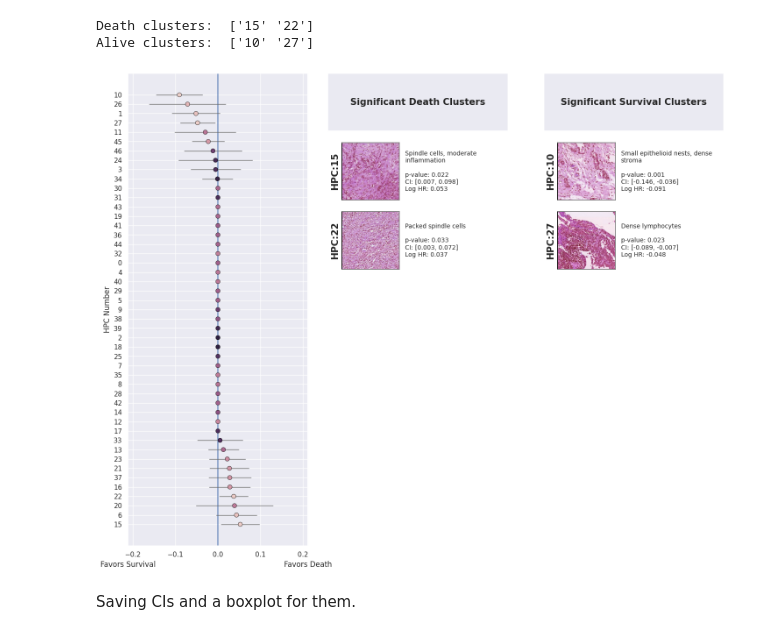
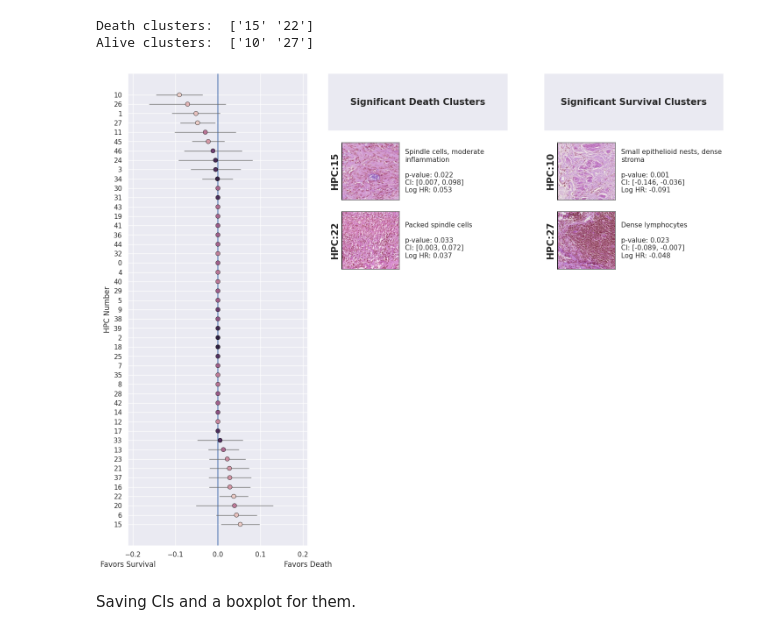
Before and after one commit to FarzanehSeyedshahi/Histomorphological-Phenotype-Learning, a Jupyter notebook: workflow/survival_figures.ipynb, the cells around one changed output. Saved outputs shown, nothing was run; the diff lists cells and outputs as text; code cells hidden in the pictures.

```diff
--- a/workflow/survival_figures.ipynb
+++ b/workflow/survival_figures.ipynb
@@ -580,18 +563,18 @@ for class_ in ['death', 'alive']:
     if class_ == 'death': cluster_set = death_clusters.hpc.astype('str')
     elif class_ == 'alive': cluster_set = alive_clusters.hpc.astype('str')
     for cluster_number in cluster_set:
-        if cluster_number.split('_')[0] in categorical_cols: im_list.append((None, cluster_number))
-        else:
-            indexes, sets = adata_train[adata_train.obs[groupby] == cluster_number].obs['indexes'], adata_train[adata_train.obs[groupby] == cluster_number].obs['original_set']
-            i_rand = np.random.randint(0, len(indexes))
-            index_ = indexes[i_rand]
-            set_ = sets[i_rand]
-            if set_ == 'valid': set_address = 'validation'
-            else: set_address = set_
-            h5_image_path = h5_complete_path.split('results/')[0] + 'datasets/{}/he/patches_h224_w224/hdf5_Meso_he_{}.h5'.format('Meso', set_address)
-            h5_image = h5py.File(h5_image_path, 'r')
-            im_list.append((h5_image['{}_img'.format(set_)][int(index_)], cluster_number))
-            h5_image.close()
+        # if cluster_number.split('_')[0] in categorical_cols: im_list.append((None, cluster_number))
+        # else:
+        indexes, sets = adata_train[adata_train.obs[groupby] == cluster_number].obs['indexes'], adata_train[adata_train.obs[groupby] == cluster_number].obs['original_set']
+        i_rand = np.random.randint(0, len(indexes))
+        index_ = indexes[i_rand]
+        set_ = sets[i_rand]
+        if set_ == 'valid': set_address = 'validation'
+        else: set_address = set_
+        h5_image_path = h5_complete_path.split('results/')[0] + 'datasets/{}/he/patches_h224_w224/hdf5_Meso_he_{}.h5'.format('Meso', set_address)
+        h5_image = h5py.File(h5_image_path, 'r')
+        im_list.append((h5_image['{}_img'.format(set_)][int(index_)], cluster_number))
+        h5_image.close()
     im_list_dict[class_] = im_list
 # %% [output]
 Death clusters:  ['15' '22']
@@ -649,41 +632,41 @@ for class_ in ['death', 'alive']:
     i+=1
 
     for (image, cluster_number) in im_list:
         ax = fig.add_subplot(gs[i, j])
         if image is not None:
             ax.imshow(image)
         else:
             cluster_number = cluster_number.split('_')[0]
         ax.set(xticks=[], yticks=[])
         # ax.set_title('Cluster {}'.format(cluster_number), fontsize=fontsize)
         i += 1
 
         ax.set_ylabel('HPC:{}'.format(cluster_number), fontdict=dict(weight='bold', size=15))
         ax.set_axis_on()
         ax.spines['left'].set_color('black')
         ax.spines['right'].set_color('gray')
         ax.spines['top'].set_color('gray')
         ax.spines['bottom'].set_color('gray')
         pos = ax.get_position()
         ax.set_position([pos.x0-.08, pos.y0, pos.width, pos.height])
 
         p_value = results_df[results_df['hpc']==cluster_number]['p'].values[0]
         log_HR = results_df[results_df['hpc']==cluster_number]['coef'].values[0]
         CI = [results_df[results_df['hpc']==cluster_number]['coef lower 95%'].values[0], results_df[results_df['hpc']==cluster_number]['coef upper 95%'].values[0]]
-        if cluster_number.split('_')[0] in categorical_cols:
-            label_text = 'Feature: {}'.format(cluster_number)
-        else:
-            if annot_flag: annotation_text = textwrap.fill(annotations[annotations['HPC']==int(cluster_number)]['Summary'].values[0], 30)
-            else: annotation_text = ''
-            label_text = annotation_text + '\n \n'+ 'p-value: {}'.format(np.round(p_value, 3)) + '\n' + 'CI: [{}, {}]'.format(np.round(CI[0], 3), np.round(CI[1], 3)) + '\n' + 'Log HR: {}'.format(np.round(log_HR, 3))
+        # if cluster_number.split('_')[0] in categorical_cols:
+            # label_text = 'Feature: {}'.format(cluster_number)
+        # else:
+        if annot_flag: annotation_text = textwrap.fill(annotations[annotations['HPC']==int(cluster_number)]['Summary'].values[0], 30)
+        else: annotation_text = ''
+        label_text = annotation_text + '\n \n'+ 'p-value: {}'.format(np.round(p_value, 3)) + '\n' + 'CI: [{}, {}]'.format(np.round(CI[0], 3), np.round(CI[1], 3)) + '\n' + 'Log HR: {}'.format(np.round(log_HR, 3))
 
         ax.text(1.1, .5, label_text,
                 transform=ax.transAxes,
-                horizontalalignment="left", verticalalignment="center", size="small", )
+                horizontalalignment="left", verticalalignment="center", size="11", )
 
 plt.savefig(os.path.join(figure_path,'forest_plot_survival_annotated.png'), dpi=500, bbox_inches='tight')
 # %% [output]
-[figure, old version]
+[figure, new version]
 # %% [markdown]
 Saving CIs and a boxplot for them.
 # %%
```
Also changed, not shown: parts of 1 cell of this notebook, 2 other files.
